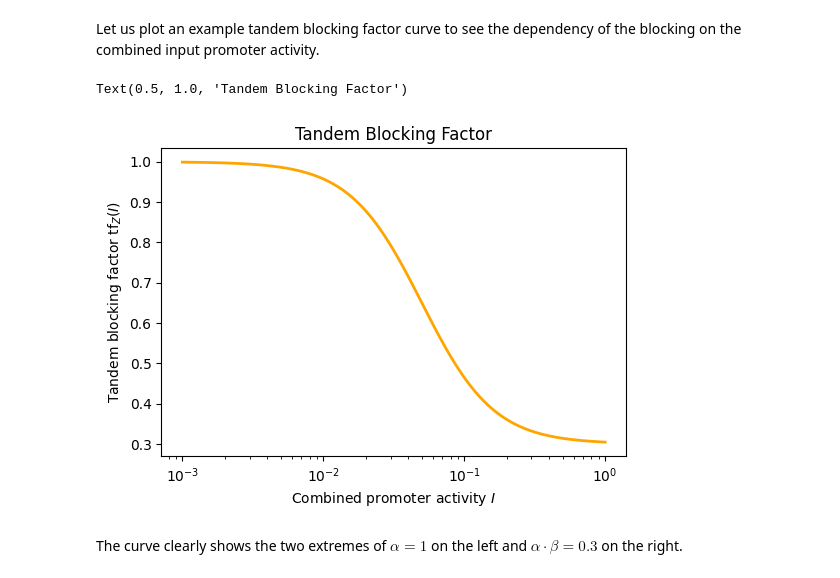
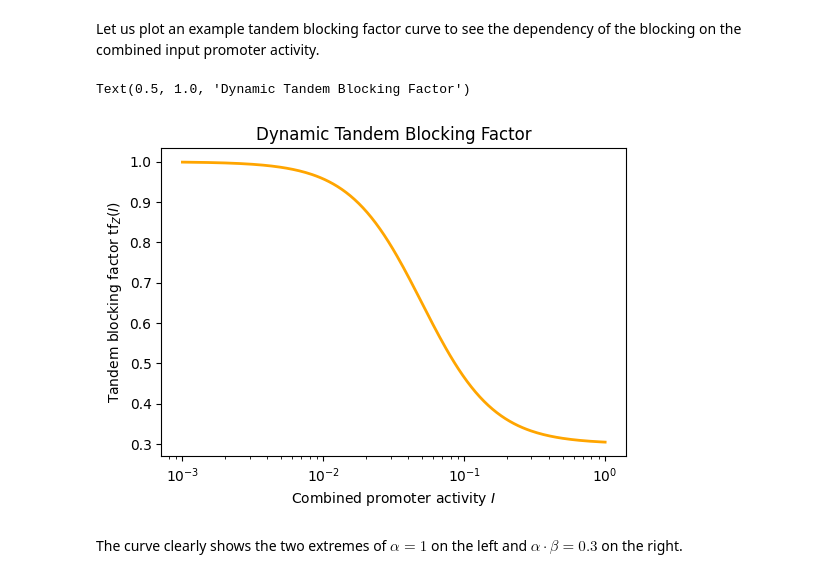
Before and after one commit to BioDisCo/computational_bioengineering, a Jupyter notebook: gates/notes.ipynb, the cells around one changed output. Cells and saved outputs as stored; diff of their text form; code cells hidden in the pictures.

Commit message:
gate shapes and tandem

```diff
--- a/gates/notes.ipynb
+++ b/gates/notes.ipynb
@@ -764,26 +764,26 @@ Let us plot an example tandem blocking factor curve to see the dependency of the
 # %%
 # Parameters (K, n are approximate from the Cello 2.0 A1_AmtR_model)
 K = 0.05
 n = 1.7
 alpha = 1
 beta = 0.3
 
 # I range (log scale to see low and high I clearly)
 I = np.logspace(-3, 0, 200)
 
 # Tandem blocking factor
 tf_Z = alpha * (K**n + beta * I**n) / (K**n + I**n)
 
 # Plot
 plt.figure(figsize=(6,4))
 plt.plot(I, tf_Z, lw=2, color='orange')
 plt.xscale('log')
 plt.xlabel(r'Combined promoter activity $I$')
 plt.ylabel(r'Tandem blocking factor $\text{tf}_Z(I)$')
-plt.title('Tandem Blocking Factor')
+plt.title('Dynamic Tandem Blocking Factor')
 # %% [output]
-Text(0.5, 1.0, 'Tandem Blocking Factor')
+Text(0.5, 1.0, 'Dynamic Tandem Blocking Factor')
-[figure, old version]
+[figure, new version]
 # %% [markdown]
 The curve clearly shows the two extremes of $\alpha = 1$ on the left and $\alpha \cdot \beta = 0.3$ on the right.
 # %% [markdown]
```
Also changed, not shown: parts of 3 cells of this notebook.
